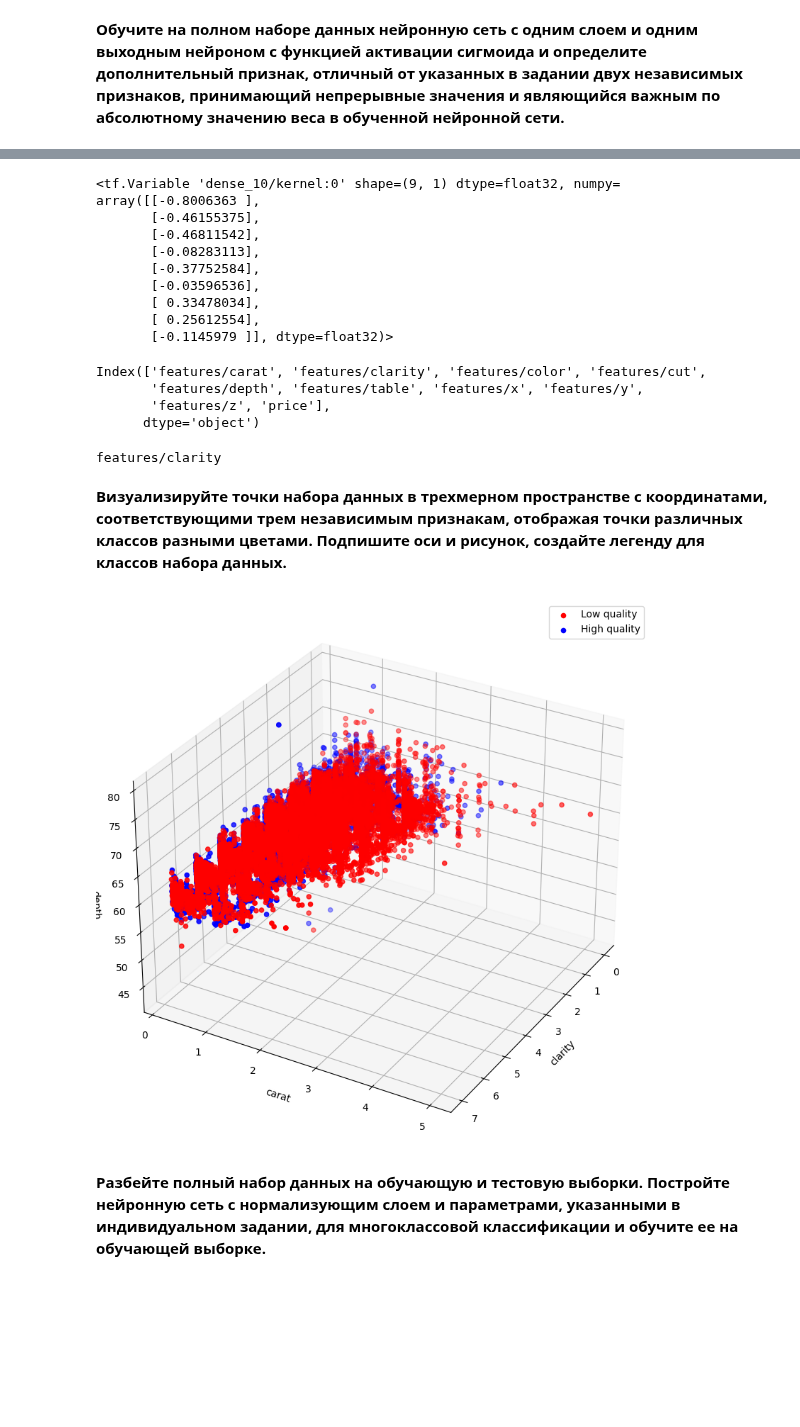
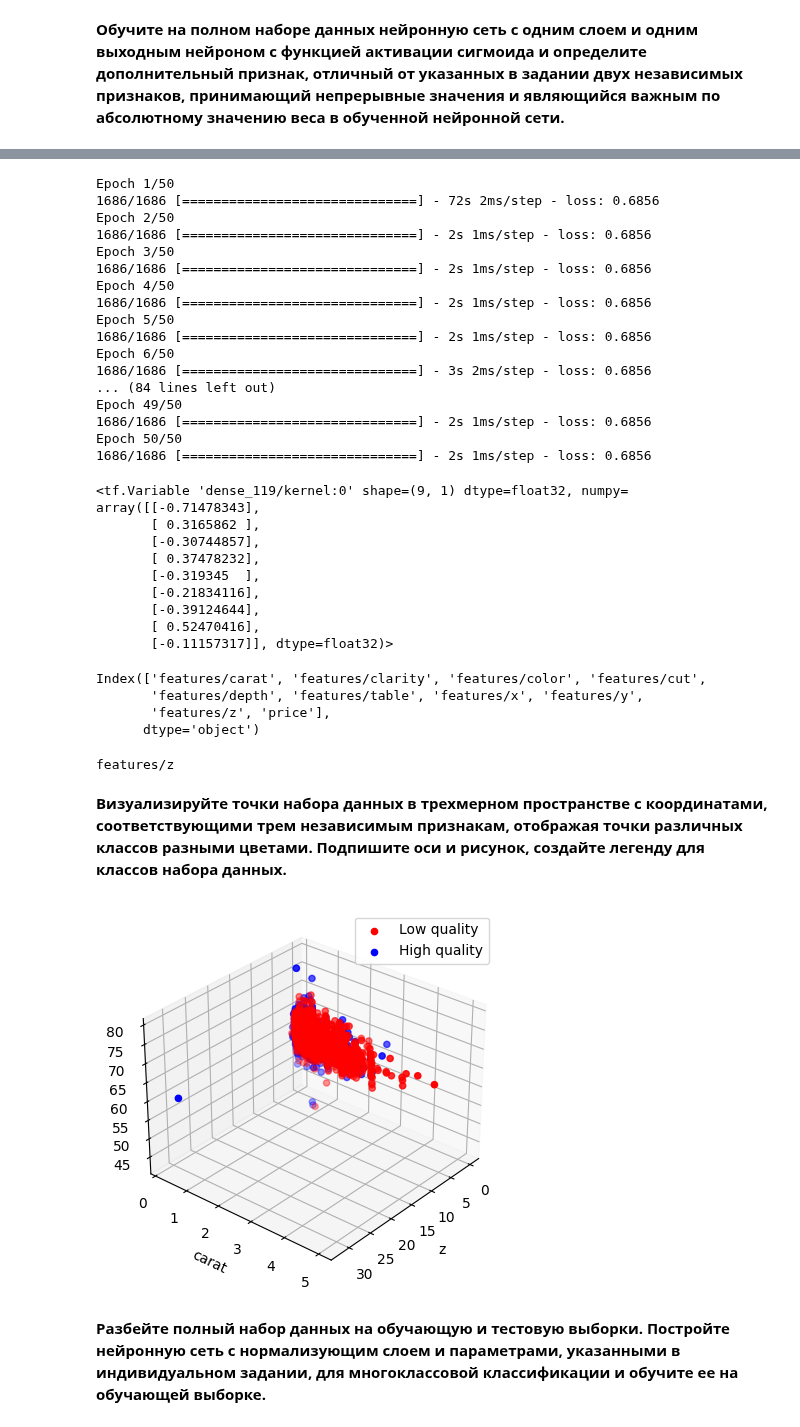
Before and after one commit to kjxeez/machine-learning, a Jupyter notebook: MLP.ipynb, the cells around one changed output, grey strips where cells are left out. Saved outputs shown, nothing was run; the diff lists cells and outputs as text; code cells hidden in the pictures; blank space fills up the shorter version.

```diff
--- a/MLP.ipynb
+++ b/MLP.ipynb
@@ -316,20 +318,38 @@ Non-trainable params: 3
 _________________________________________________________________
 # %%
 model_aux.compile(loss=tf.keras.losses.binary_crossentropy)
-model_aux.fit(X, y, epochs=50, verbose=0);
+model_aux.fit(X, y, epochs=50, verbose=1);
+# %% [output]
+Epoch 1/50
+1686/1686 [==============================] - 72s 2ms/step - loss: 0.6856
+Epoch 2/50
+1686/1686 [==============================] - 2s 1ms/step - loss: 0.6856
+Epoch 3/50
+1686/1686 [==============================] - 2s 1ms/step - loss: 0.6856
+Epoch 4/50
+1686/1686 [==============================] - 2s 1ms/step - loss: 0.6856
+Epoch 5/50
+1686/1686 [==============================] - 2s 1ms/step - loss: 0.6856
+Epoch 6/50
+1686/1686 [==============================] - 3s 2ms/step - loss: 0.6856
+... (84 lines left out)
+Epoch 49/50
+1686/1686 [==============================] - 2s 1ms/step - loss: 0.6856
+Epoch 50/50
+1686/1686 [==============================] - 2s 1ms/step - loss: 0.6856
 # %%
 model_aux.layers[1].kernel
 # %% [output]
-<tf.Variable 'dense_10/kernel:0' shape=(9, 1) dtype=float32, numpy=
-array([[-0.8006363 ],
-       [-0.46155375],
-       [-0.46811542],
-       [-0.08283113],
-       [-0.37752584],
-       [-0.03596536],
-       [ 0.33478034],
-       [ 0.25612554],
-       [-0.1145979 ]], dtype=float32)>
+<tf.Variable 'dense_119/kernel:0' shape=(9, 1) dtype=float32, numpy=
+array([[-0.71478343],
+       [ 0.3165862 ],
+       [-0.30744857],
+       [ 0.37478232],
+       [-0.319345  ],
+       [-0.21834116],
+       [-0.39124644],
+       [ 0.52470416],
+       [-0.11157317]], dtype=float32)>
 # %%
 columns=df2.columns
 columns
@@ -341,28 +361,28 @@ Index(['features/carat', 'features/clarity', 'features/color', 'features/cut',
 # %%
 import numpy as np
 
-print(columns[1]) #у него вес -0.468
+print(columns[-2]) #у него вес 0.525
 # %% [output]
-features/clarity
+features/z
 # %% [markdown]
 __Визуализируйте точки набора данных в трехмерном пространстве с координатами, соответствующими трем независимым признакам, отображая точки различных классов разными цветами. Подпишите оси и рисунок, создайте легенду для классов набора данных.__
 # %%
 from mpl_toolkits.mplot3d import Axes3D
 
-fig = plt.figure(figsize=(10, 10))
+fig = plt.figure()
 ax = fig.add_subplot(111, projection='3d')
-ax.scatter(df2['features/clarity'][y==0], df2['features/carat'][y==0], df2['features/depth'][y==0], c='r', label='Low quality')
-ax.scatter(df2['features/clarity'][y==1], df2['features/carat'][y==1], df2['features/depth'][y==1], c='b', label='High quality')
+ax.scatter(df2['features/z'][y==0], df2['features/carat'][y==0], df2['features/depth'][y==0], c='r', label='Low quality')
+ax.scatter(df2['features/z'][y==1], df2['features/carat'][y==1], df2['features/depth'][y==1], c='b', label='High quality')
 
 # Подписываем оси и добавляем легенду
-ax.set_xlabel('clarity')
+ax.set_xlabel('z')
 ax.set_ylabel('carat')
 ax.set_zlabel('depth')
 ax.legend()
-ax.view_init(30, 30)
+ax.view_init(30, 40)
 plt.show()
 # %% [output]
-[figure, old version]
+[figure, new version]
 # %% [markdown]
 __Разбейте полный набор данных на обучающую и тестовую выборки. Постройте нейронную сеть с нормализующим слоем и параметрами, указанными в индивидуальном задании, для многоклассовой классификации и обучите ее на обучающей выборке.__
 # %%
```
Also changed, not shown: parts of 17 cells of this notebook.
